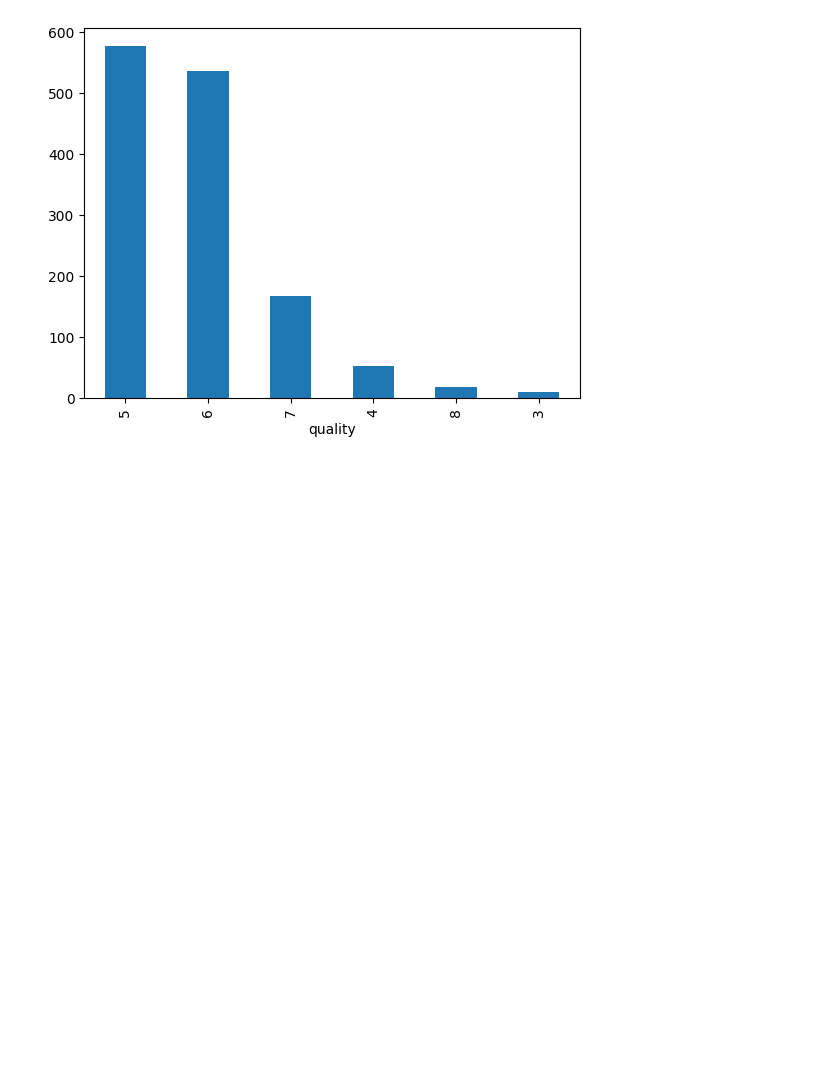
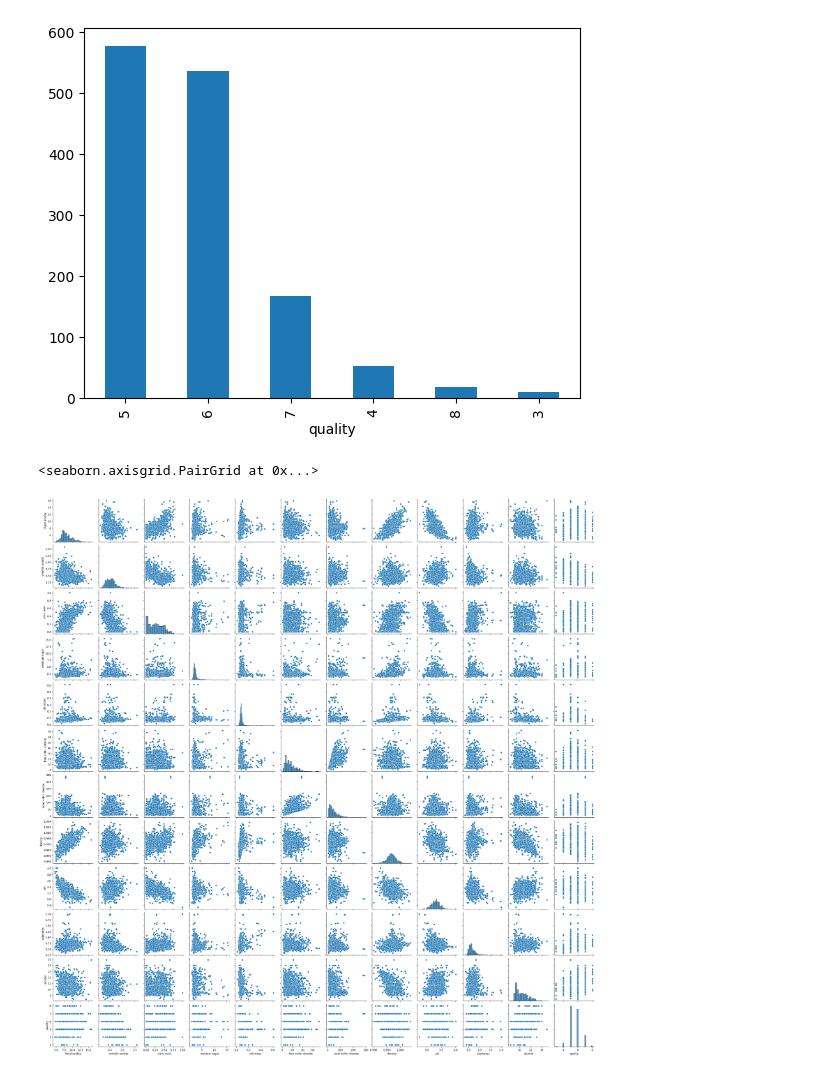
Before and after one commit to shashank-518/PythonDS, a Jupyter notebook: EDA/app.ipynb, the cells around one changed output. Saved outputs shown, nothing was run; the diff lists cells and outputs as text; code cells hidden in the pictures; blank space fills up the shorter version.

```diff
--- a/EDA/app.ipynb
+++ b/EDA/app.ipynb
@@ -121,4 +121,7 @@ df.quality.value_counts().plot(kind='bar')
 <Axes: xlabel='quality'>
 [figure]
 # %%
-df.
+sns.pairplot(df)
+# %% [output]
+<seaborn.axisgrid.PairGrid at 0x...>
+[figure, added]
```
Also changed, not shown: parts of 1 cell of this notebook, 2 other files.
